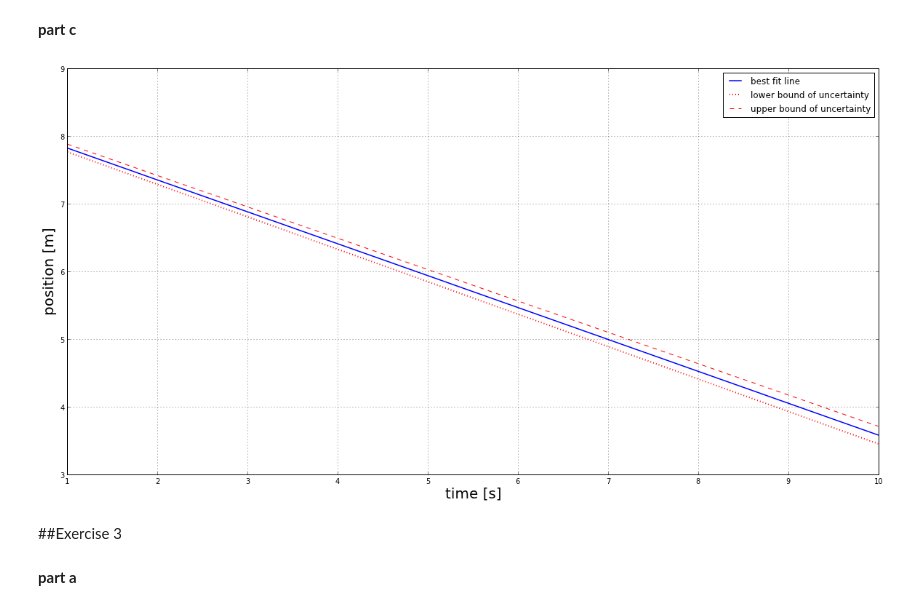
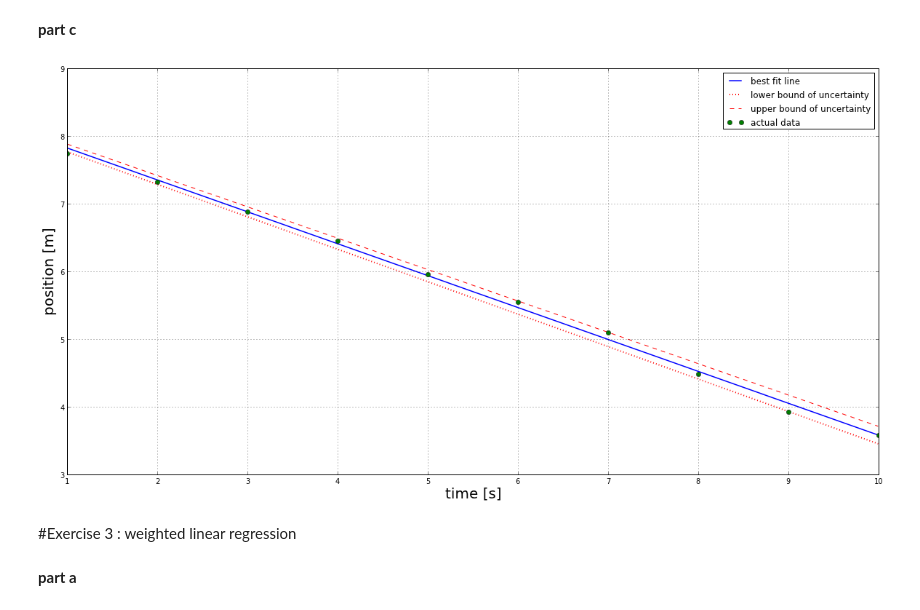
Before and after one commit to kbouch/PHYS202-S13, a Jupyter notebook: Week9/ThursdayExercises.ipynb, the cells around one changed output. Saved outputs shown, nothing was run; the diff lists cells and outputs as text; code cells hidden in the pictures.

Commit message:
done except equation appearing on graphs

```diff
--- a/Week9/ThursdayExercises.ipynb
+++ b/Week9/ThursdayExercises.ipynb
@@ -136,34 +136,36 @@ __part c__
 # %%
 x_dom = np.arange(1,10.,0.01)
 
 y_bestfit = m*x_dom + b
 y_uncminus = (m-m_unc)*x_dom + (b-b_unc)
 y_uncplus = (m+m_unc)*x_dom + (b+b_unc)
 
 
 fig = gcf()
 fig = figure(figsize=(20.,10.))
 ax = gca()
 ax.plot(x_dom,y_bestfit,color='blue',linewidth=1.5,linestyle='-',label='best fit line')
 #linelabel= 'y = %.4f x + %.4f' % (m,b)
 ax.plot(x_dom,y_uncminus,color='red',linewidth=2.,linestyle=':',label='lower bound of uncertainty')
 ax.plot(x_dom,y_uncplus,color='red',linewidth=1.,linestyle='--',label='upper bound of uncertainty')
 
+ax.plot(x,y,color = 'b',linestyle='',marker='.',markersize=12.,label='actual data')
+
 legend(loc=1)
 xlabel('time [s]',fontsize=20.)
 ylabel('position [m]',fontsize=20.)
 
 xlim(1,10)
 ylim(3,9)
 
 grid()
 
 
 show()
 # %% [output]
-[figure, old version]
+[figure, new version]
 # %% [markdown]
-##Exercise 3
+#Exercise 3 : weighted linear regression
 # %% [markdown]
 __part a__
 # %%
```
Also changed, not shown: parts of 3 cells of this notebook.
